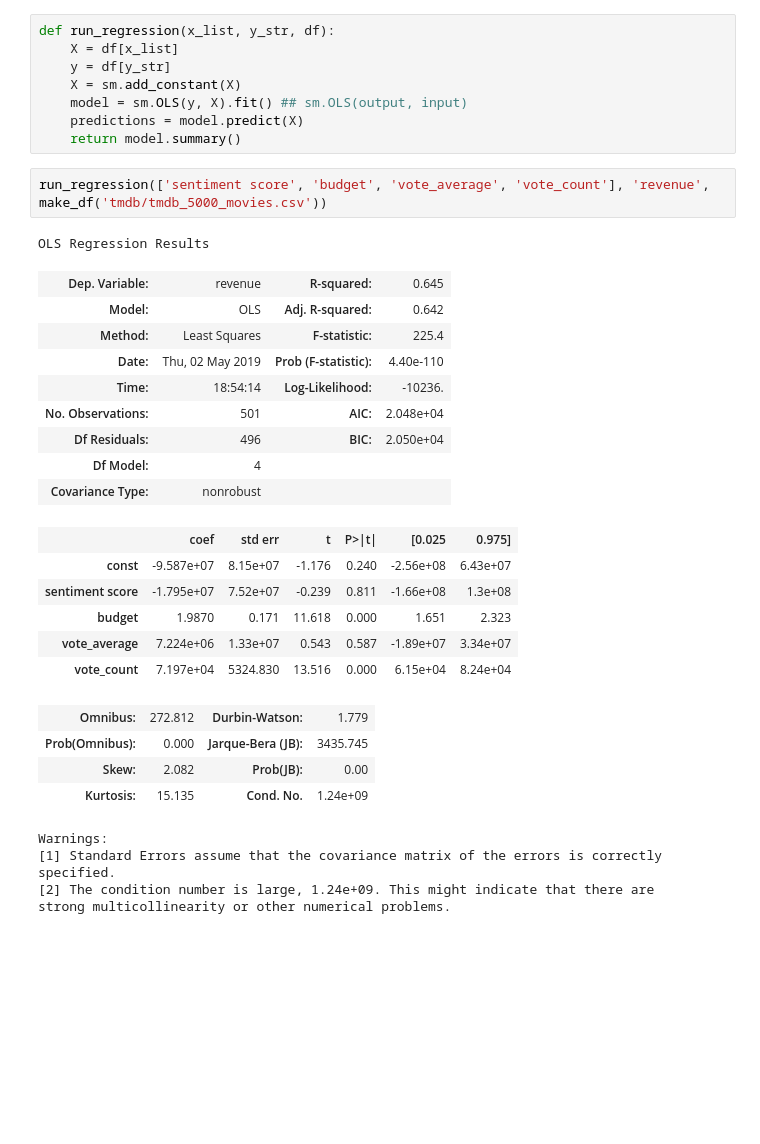
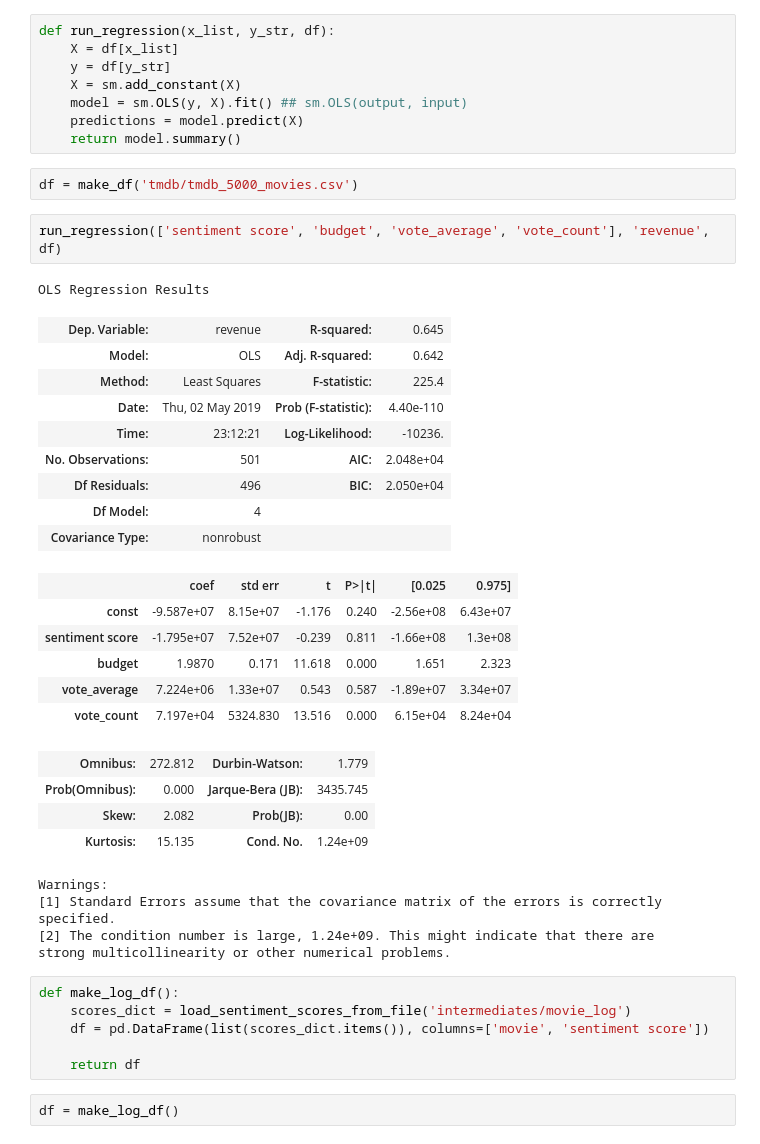
Before and after one commit to j-lei/375, a Jupyter notebook: Regression.ipynb, the cells around one changed output. Saved outputs shown, nothing was run; the diff lists cells and outputs as text; blank space fills up the shorter version.

Commit message:
final regression updates

```diff
--- a/Regression.ipynb
+++ b/Regression.ipynb
@@ -36,15 +36,17 @@ def run_regression(x_list, y_str, df):
     model = sm.OLS(y, X).fit() ## sm.OLS(output, input)
     predictions = model.predict(X)
     return model.summary()
+# %%
+df = make_df('tmdb/tmdb_5000_movies.csv')
 # %%
-run_regression(['sentiment score', 'budget', 'vote_average', 'vote_count'], 'revenue', make_df('tmdb/tmdb_5000_movies.csv'))
+run_regression(['sentiment score', 'budget', 'vote_average', 'vote_count'], 'revenue', df)
 # %% [output]
 OLS Regression Results
 | Dep. Variable: | revenue | R-squared: | 0.645 |
 | Model: | OLS | Adj. R-squared: | 0.642 |
 | Method: | Least Squares | F-statistic: | 225.4 |
 | Date: | Thu, 02 May 2019 | Prob (F-statistic): | 4.40e-110 |
-| Time: | 18:54:14 | Log-Likelihood: | -10236. |
+| Time: | 23:12:21 | Log-Likelihood: | -10236. |
 | No. Observations: | 501 | AIC: | 2.048e+04 |
 | Df Residuals: | 496 | BIC: | 2.050e+04 |
 | Df Model: | 4 |  |  |
@@ -63,3 +65,11 @@ Warnings:
 [1] Standard Errors assume that the covariance matrix of the errors is correctly specified.
 [2] The condition number is large, 1.24e+09. This might indicate that there are
 strong multicollinearity or other numerical problems.
+# %%
+def make_log_df():
+    scores_dict = load_sentiment_scores_from_file('intermediates/movie_log')
+    df = pd.DataFrame(list(scores_dict.items()), columns=['movie', 'sentiment score'])
+
+    return df
+# %%
+df = make_log_df()
```
Also changed, not shown: parts of 5 cells of this notebook, 1 other file.
